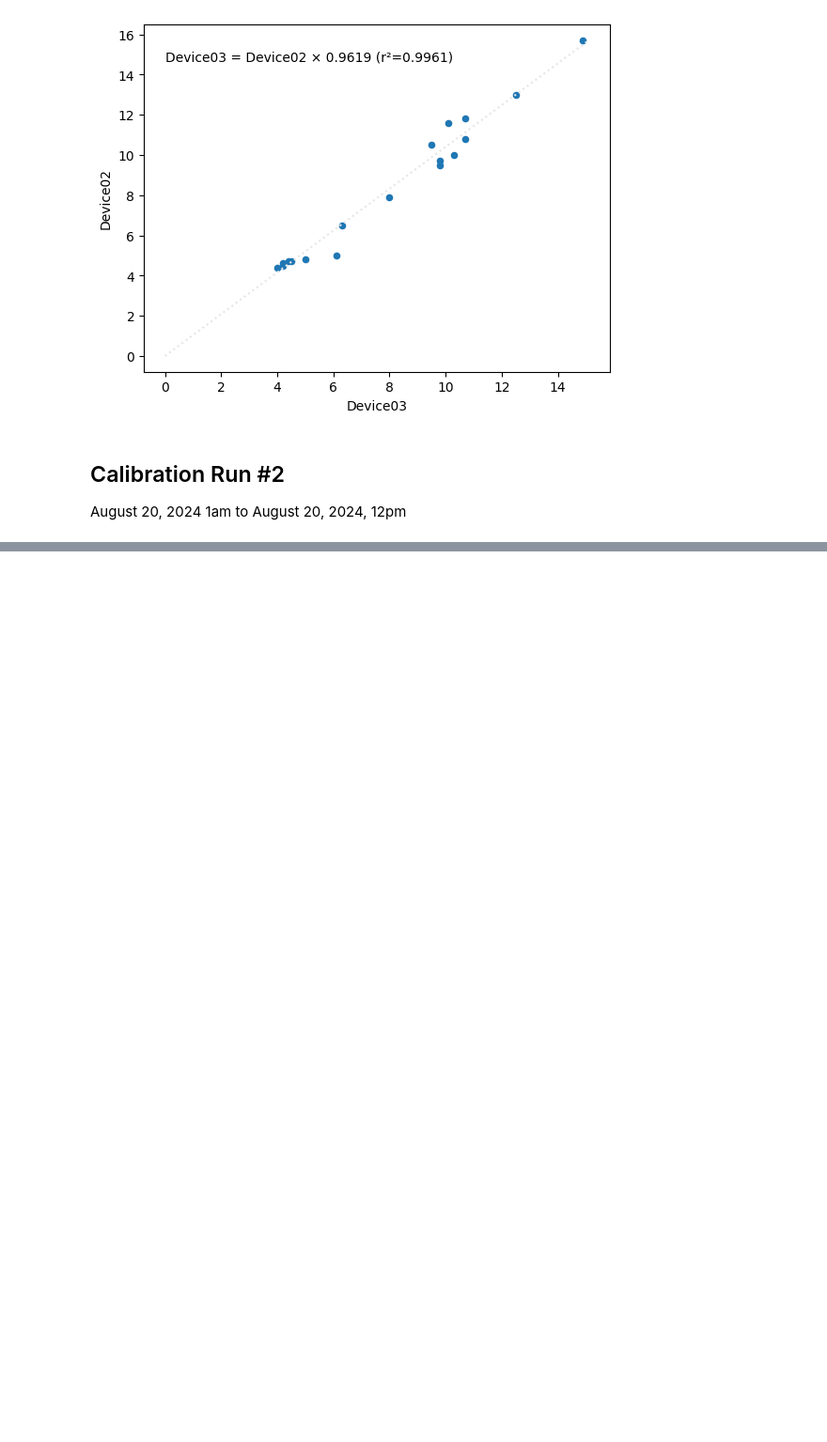
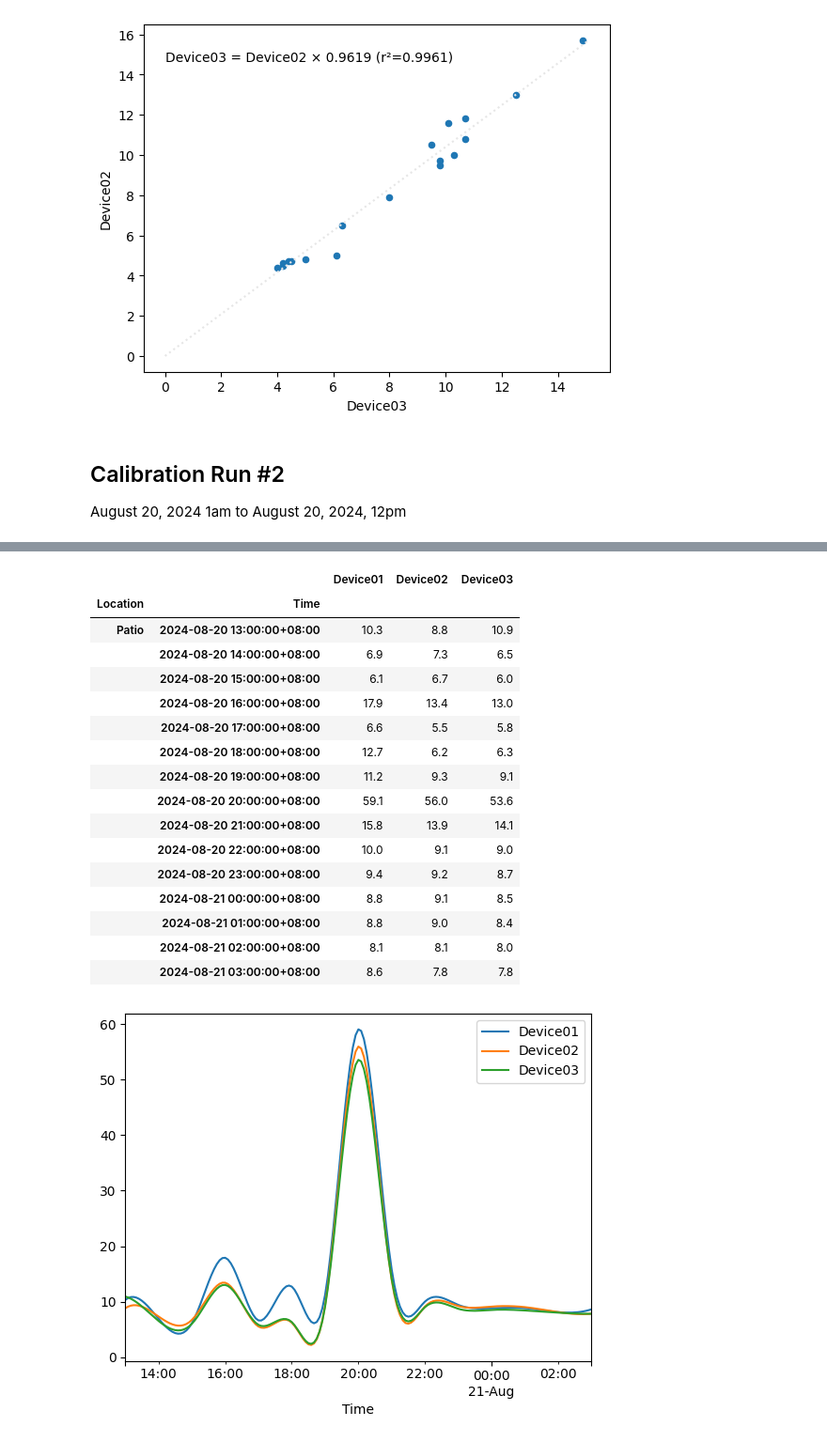
Before and after one commit to jackgene/trellis-aq, a Jupyter notebook: Sensor Calibration.ipynb, the cells around one changed output, grey strips where cells are left out. Shown: that part at 94% size. Saved outputs shown, nothing was run; the diff lists cells and outputs as text; code cells hidden in the pictures; blank space fills up the shorter version.

```diff
--- a/Sensor Calibration.ipynb
+++ b/Sensor Calibration.ipynb
@@ -127,0 +139,24 @@ display_data_and_correlations(df, "Device03", ["Device01", "Device02"], start_in
+# %%
+start_incl = datetime.datetime.fromisoformat("2024-08-20T13:00:00+08.00")
+end_excl = datetime.datetime.fromisoformat("2024-08-21T04:00:00+08.00")
+
+display_data_and_correlations(df, "Device03", ["Device01", "Device02"], start_incl, end_excl)
+# %% [output]
+|  |  | Device01 | Device02 | Device03 |
+| Location | Time |  |  |  |
+| Patio | 2024-08-20 13:00:00+08:00 | 10.3 | 8.8 | 10.9 |
+|  | 2024-08-20 14:00:00+08:00 | 6.9 | 7.3 | 6.5 |
+|  | 2024-08-20 15:00:00+08:00 | 6.1 | 6.7 | 6.0 |
+|  | 2024-08-20 16:00:00+08:00 | 17.9 | 13.4 | 13.0 |
+|  | 2024-08-20 17:00:00+08:00 | 6.6 | 5.5 | 5.8 |
+|  | 2024-08-20 18:00:00+08:00 | 12.7 | 6.2 | 6.3 |
+|  | 2024-08-20 19:00:00+08:00 | 11.2 | 9.3 | 9.1 |
+|  | 2024-08-20 20:00:00+08:00 | 59.1 | 56.0 | 53.6 |
+|  | 2024-08-20 21:00:00+08:00 | 15.8 | 13.9 | 14.1 |
+|  | 2024-08-20 22:00:00+08:00 | 10.0 | 9.1 | 9.0 |
+|  | 2024-08-20 23:00:00+08:00 | 9.4 | 9.2 | 8.7 |
+|  | 2024-08-21 00:00:00+08:00 | 8.8 | 9.1 | 8.5 |
+|  | 2024-08-21 01:00:00+08:00 | 8.8 | 9.0 | 8.4 |
+|  | 2024-08-21 02:00:00+08:00 | 8.1 | 8.1 | 8.0 |
+|  | 2024-08-21 03:00:00+08:00 | 8.6 | 7.8 | 7.8 |
+[figure, added]
```
Also changed, not shown: parts of 7 cells of this notebook, 3 other files.
